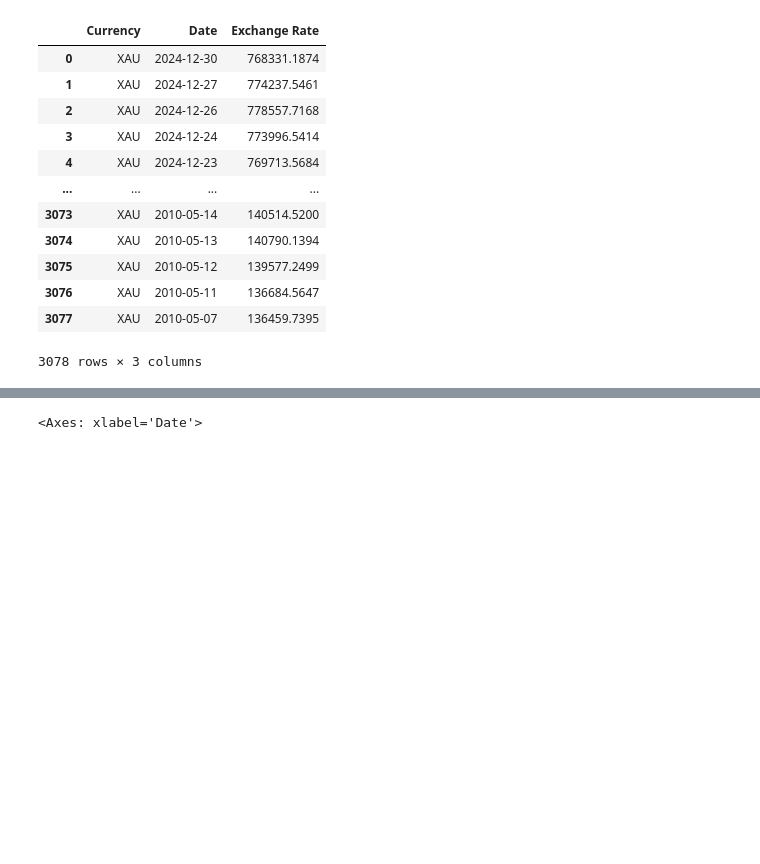
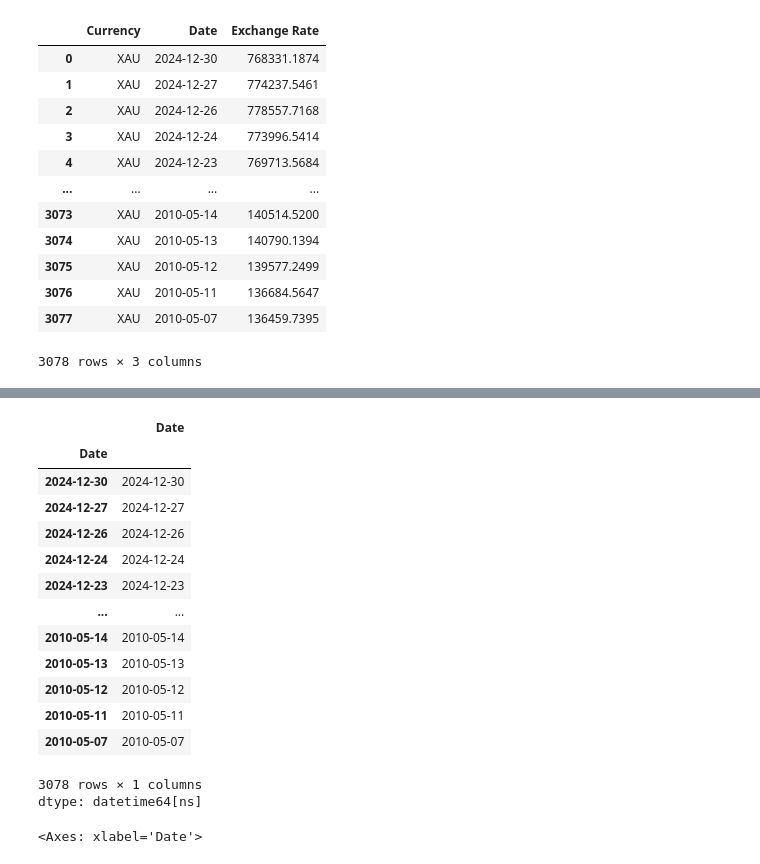
Before and after one commit to Denuwanhh/neural-network-notebooks, a Jupyter notebook: lstm-time-series/lstm-time-series-forecasting.ipynb, the cells around one changed output, grey strips where cells are left out. Cells and saved outputs as stored; diff of their text form; code cells hidden in the pictures; blank space fills up the shorter version.

```diff
--- a/lstm-time-series/lstm-time-series-forecasting.ipynb
+++ b/lstm-time-series/lstm-time-series-forecasting.ipynb
@@ -52,3 +37,0 @@ df
-# %%
-df.index = pd.to_datetime(df['Date'], format='%Y-%m-%d')
-df[:26]
@@ -74,3 +68,22 @@ df[:26]
+# %%
+df['Date'] = df['Date'].apply(str_to_datetime)
+df['Date']
+# %% [output]
+|  | Date |
+| Date |  |
+| 2024-12-30 | 2024-12-30 |
+| 2024-12-27 | 2024-12-27 |
+| 2024-12-26 | 2024-12-26 |
+| 2024-12-24 | 2024-12-24 |
+| 2024-12-23 | 2024-12-23 |
+| ... | ... |
+| 2010-05-14 | 2010-05-14 |
+| 2010-05-13 | 2010-05-13 |
+| 2010-05-12 | 2010-05-12 |
+| 2010-05-11 | 2010-05-11 |
+| 2010-05-07 | 2010-05-07 |
+3078 rows × 1 columns
+dtype: datetime64[ns]
 # %%
 temp = df['Exchange Rate']
 temp.plot()
```
Also changed, not shown: parts of 7 cells of this notebook.
